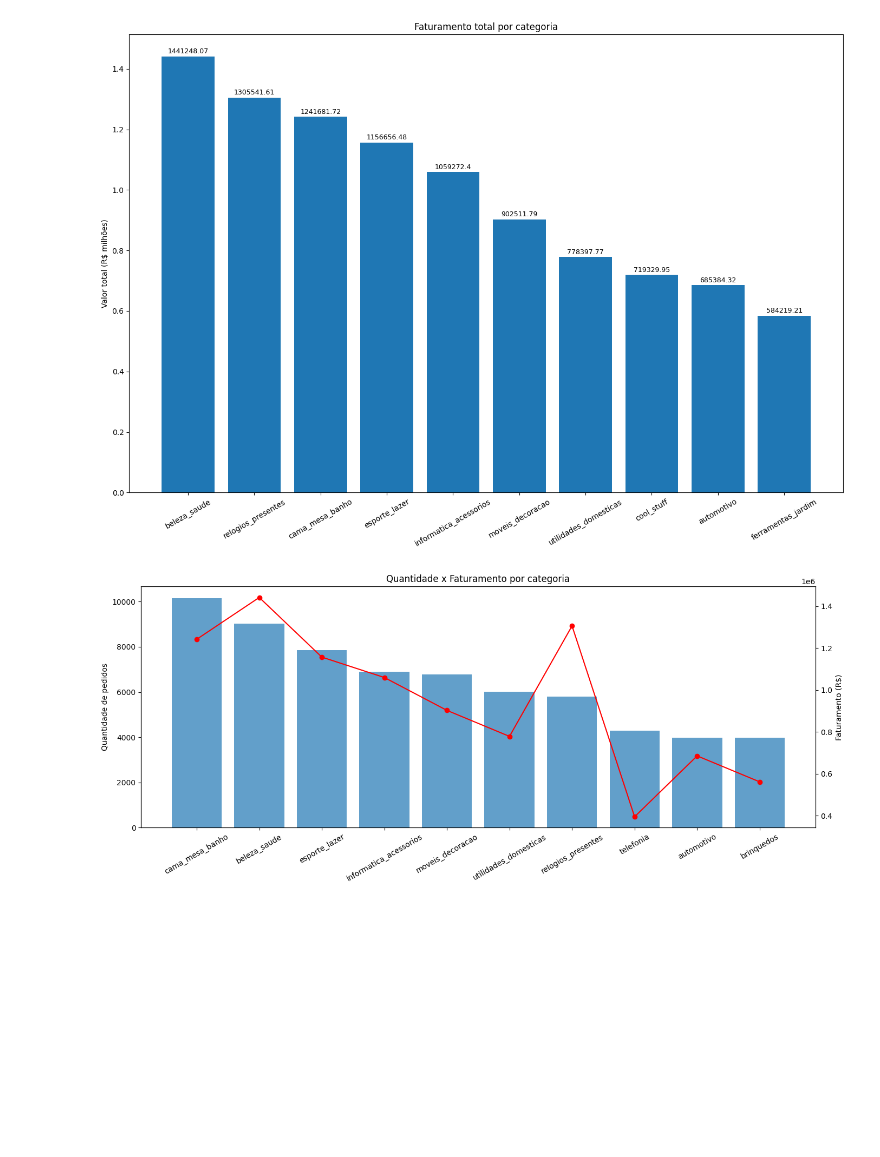
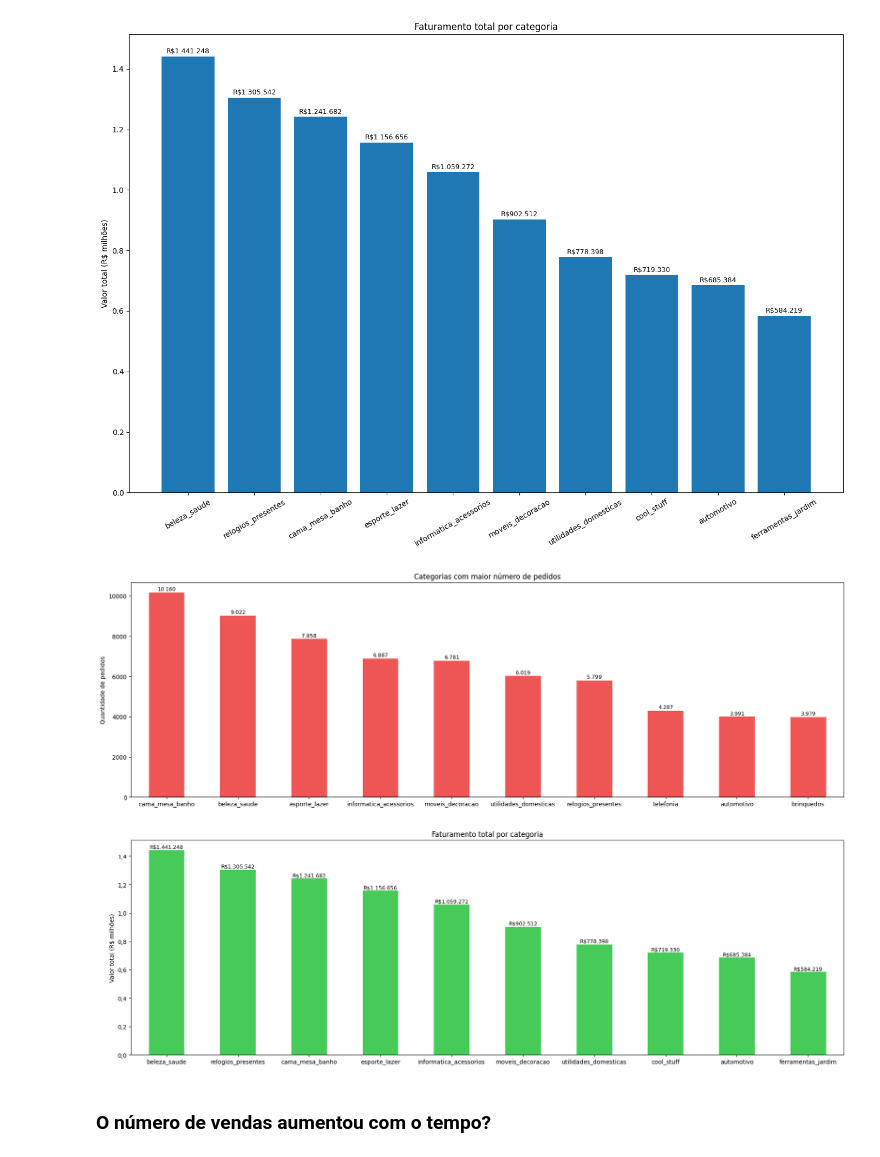
Before and after one commit to LucasMesquitaAlc/analise-ecommerce-Olist, a Jupyter notebook: notebooks/analise.ipynb, the cells around one changed output. Cells and saved outputs as stored; diff of their text form; code cells hidden in the pictures; blank space fills up the shorter version.

```diff
--- a/notebooks/analise.ipynb
+++ b/notebooks/analise.ipynb
@@ -90,7 +92,7 @@ ax.bar(categorias.index,
        width=0.6)
 
 for i, v in enumerate(categorias):
-    ax.text(i, v + 100, f'{v}', ha='center', fontsize=9)
+    ax.text(i, v + 100, f'{v:,}'.replace(',','.'), ha='center', fontsize=9)
 ax.set_title('Categorias com maior número de pedidos')
 ax.set_ylabel('Quantidade de pedidos')
 plt.xticks(rotation=10)
@@ -126,7 +128,7 @@ plt.xticks(rotation=30)
 ax.yaxis.set_major_formatter(lambda x, _: f'{x/1_000_000:.1f}')
 
 for i, v in enumerate(valor_categoria):
-    ax.text(i, v + 10000, f'{v}', ha='center', fontsize=9)
+    ax.text(i, v + 10000, f'R${v:,.0f}'.replace(",", "."), ha='center', fontsize=9)
 
 plt.tight_layout()
 plt.show()
@@ -145,19 +137,39 @@ resumo = (
-# %%
-fig, ax1 = plt.subplots(figsize=(14, 6))
-
-ax2 = ax1.twinx()
-
-ax1.bar(resumo.index, resumo['qtd_pedidos'], alpha=0.7, label='Quantidade')
-ax2.plot(resumo.index, resumo['faturamento'], color='red', marker='o', label='Faturamento')
-
-ax1.set_ylabel('Quantidade de pedidos')
-ax2.set_ylabel('Faturamento (R$)')
-
-ax1.tick_params(axis='x', rotation=30)
-
-ax1.set_title('Quantidade x Faturamento por categoria')
-
-plt.tight_layout()
-plt.show()
-# %% [output]
-[figure, removed]
+# %%
+# Gráficos lado a lado para comparação
+fig, ax = plt.subplots(2, 1, figsize=(18,12))
+
+#Vendas
+
+ax[0].bar(categorias.index,
+       categorias.values,
+       color="#ee5656",
+       width=0.5)
+
+for i, v in enumerate(categorias):
+    ax[0].text(i, v + 100, f'{v:,}'.replace(',','.'), ha='center', fontsize=9)
+ax[0].set_title('Categorias com maior número de pedidos')
+ax[0].set_ylabel('Quantidade de pedidos')
+ax[0].set_xlim(-0.5, len(categorias) - 0.5)
+
+#Renda
+ax[1].bar(valor_categoria.index,
+          valor_categoria.values,
+          color = "#46ca58",
+          width = 0.5)
+
+ax[1].set_title('Faturamento total por categoria')
+ax[1].set_ylabel('Valor total (R$ milhões)')
+ax[1].yaxis.set_major_formatter(lambda x, _: f'{x/1_000_000:.1f}'.replace('.',','))
+ax[1].set_xlim(-0.5, len(valor_categoria) - 0.5)
+
+for i, v in enumerate(valor_categoria):
+    ax[1].text(i, v + 10000, f'R${v:,.0f}'.replace(",", "."), ha='center', fontsize=9)
+
+
+plt.tight_layout()
+plt.subplots_adjust(hspace=0.2)
+plt.show()
+# %% [output]
+[figure, added]
+# %% [markdown]
+### O número de vendas aumentou com o tempo?
```
Also changed, not shown: parts of 9 cells of this notebook.
